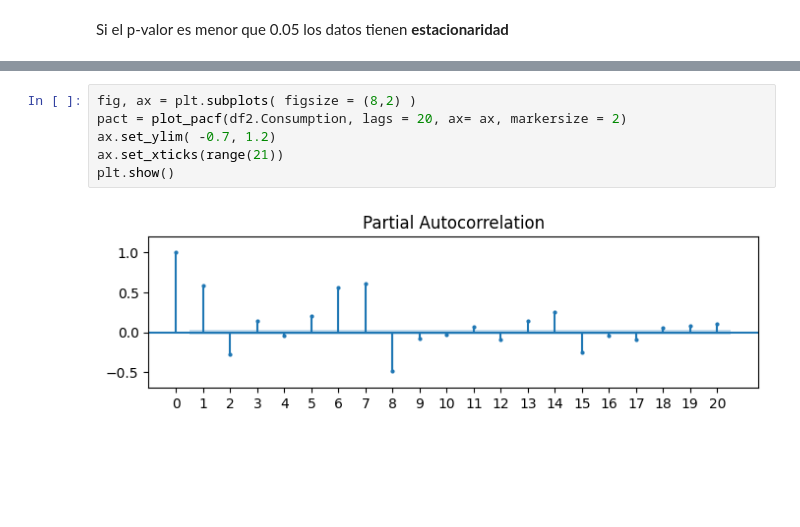
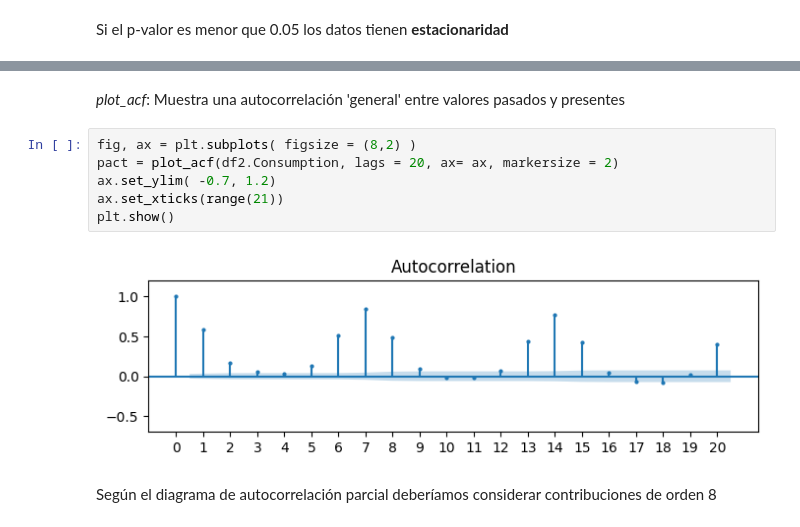
Before and after one commit to JhonZafra/Statistic_Concepts, a Jupyter notebook: SemanaXIV/ConceptosSeriesTiempo.ipynb, the cells around one changed output, grey strips where cells are left out. Drawn from its saved outputs; the diff is of its cells as text; blank space fills up the shorter version.

```diff
--- a/SemanaXIV/ConceptosSeriesTiempo.ipynb
+++ b/SemanaXIV/ConceptosSeriesTiempo.ipynb
@@ -222,8 +243,12 @@ from statsmodels.graphics.tsaplots import plot_pacf # Función de autocorrelaci
+# %% [markdown]
+*plot_acf*: Muestra una autocorrelación 'general' entre valores pasados y presentes
 # %%
 fig, ax = plt.subplots( figsize = (8,2) )
-pact = plot_pacf(df2.Consumption, lags = 20, ax= ax, markersize = 2)
+pact = plot_acf(df2.Consumption, lags = 20, ax= ax, markersize = 2)
 ax.set_ylim( -0.7, 1.2)
 ax.set_xticks(range(21))
 plt.show()
 # %% [output]
-[figure, old version]
+[figure, new version]
+# %% [markdown]
+Según el diagrama de autocorrelación parcial deberíamos considerar contribuciones de orden 8
```
Also changed, not shown: parts of 17 cells of this notebook.
